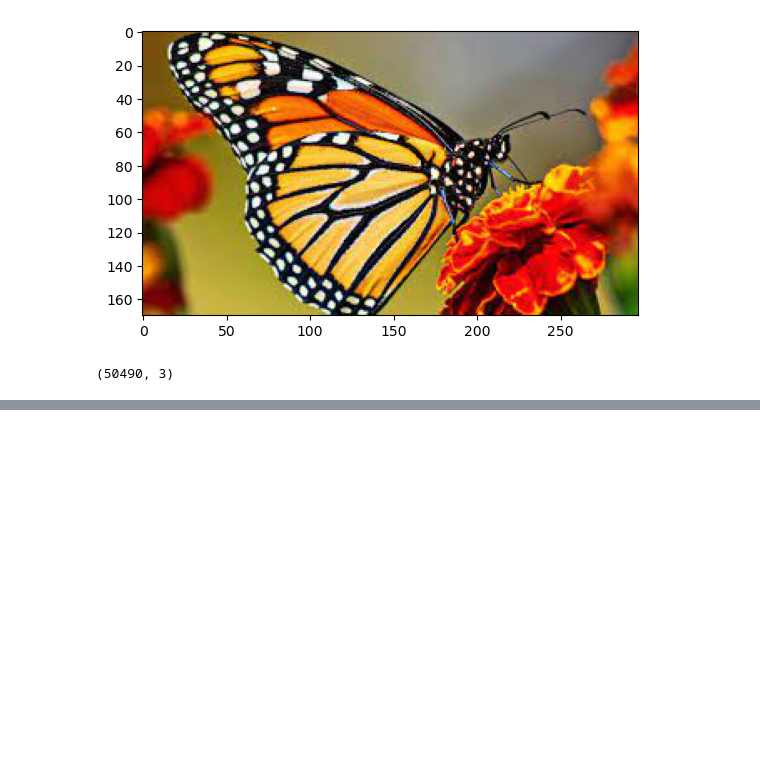
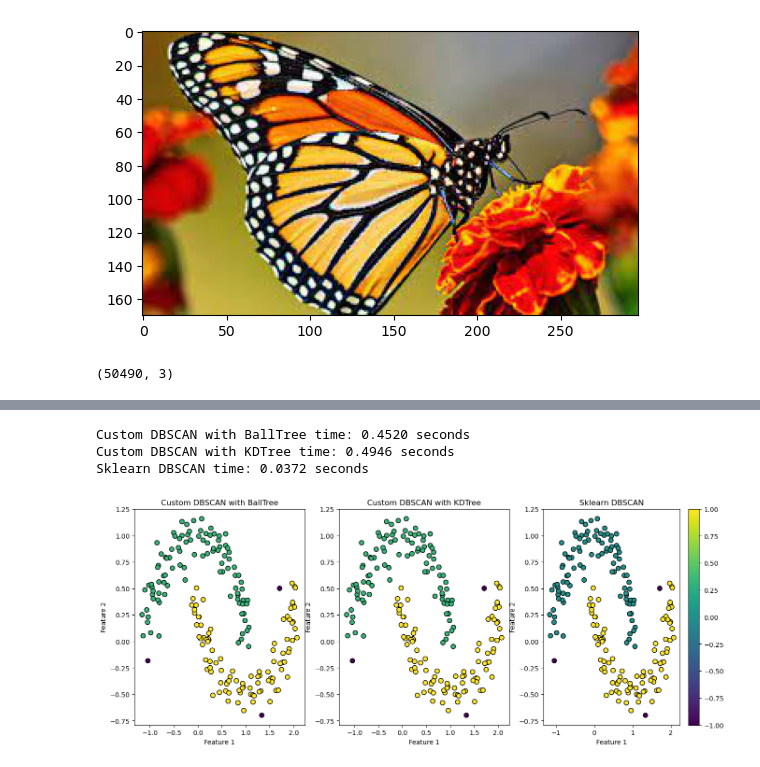
Before and after one commit to kwameayanful/Undergraduate-school-projects, a Jupyter notebook: Spatial Clustering Methods/Notebook.ipynb, the cells around one changed output, grey strips where cells are left out. Saved outputs shown, nothing was run; the diff lists cells and outputs as text; code cells hidden in the pictures; blank space fills up the shorter version.

```diff
--- a/Spatial Clustering Methods/Notebook.ipynb
+++ b/Spatial Clustering Methods/Notebook.ipynb
@@ -82,0 +147,56 @@ image
+# %%
+# Generate synthetic data
+X, _ = make_moons(n_samples=200, noise=0.1, random_state=0)
+
+# Initialize and fit DBSCAN with BallTree
+dbscan_balltree = DBSCAN(eps=0.2, min_samples=5, use_kdtree=False, plot_steps=False)
+labels_balltree = dbscan_balltree.fit_predict(X)
+
+# Initialize and fit DBSCAN with KDTree
+dbscan_kdtree = DBSCAN(eps=0.2, min_samples=5, use_kdtree=True, plot_steps=False)
+labels_kdtree = dbscan_kdtree.fit_predict(X)
+
+# Initialize and fit DBSCAN from sklearn
+dbscan_sklearn = SklearnDBSCAN(eps=0.2, min_samples=5)
+labels_sklearn = dbscan_sklearn.fit_predict(X)
+
+# Timing the custom DBSCAN with BallTree
+balltree_time = timeit.timeit(lambda: dbscan_balltree.fit_predict(X), number=10)
+print(f"Custom DBSCAN with BallTree time: {balltree_time:.4f} seconds")
+
+# Timing the custom DBSCAN with KDTree
+kdtree_time = timeit.timeit(lambda: dbscan_kdtree.fit_predict(X), number=10)
+print(f"Custom DBSCAN with KDTree time: {kdtree_time:.4f} seconds")
+
+# Timing the sklearn DBSCAN
+sklearn_time = timeit.timeit(lambda: dbscan_sklearn.fit_predict(X), number=10)
+print(f"Sklearn DBSCAN time: {sklearn_time:.4f} seconds")
+
+# Plotting the results
+plt.figure(figsize=(16, 6))
+
+plt.subplot(1, 3, 1)
+plt.scatter(X[:, 0], X[:, 1], c=labels_balltree, cmap='viridis', s=50, edgecolor='k')
+plt.title('Custom DBSCAN with BallTree')
+plt.xlabel('Feature 1')
+plt.ylabel('Feature 2')
+
+plt.subplot(1, 3, 2)
+plt.scatter(X[:, 0], X[:, 1], c=labels_kdtree, cmap='viridis', s=50, edgecolor='k')
+plt.title('Custom DBSCAN with KDTree')
+plt.xlabel('Feature 1')
+plt.ylabel('Feature 2')
+
+plt.subplot(1, 3, 3)
+plt.scatter(X[:, 0], X[:, 1], c=labels_sklearn, cmap='viridis', s=50, edgecolor='k')
+plt.title('Sklearn DBSCAN')
+plt.xlabel('Feature 1')
+plt.ylabel('Feature 2')
+
+plt.colorbar()
+plt.show()
+# %% [output]
+Custom DBSCAN with BallTree time: 0.4520 seconds
+Custom DBSCAN with KDTree time: 0.4946 seconds
+Sklearn DBSCAN time: 0.0372 seconds
+[figure, added]
```
Also changed, not shown: parts of 14 cells of this notebook, 3 other files.
